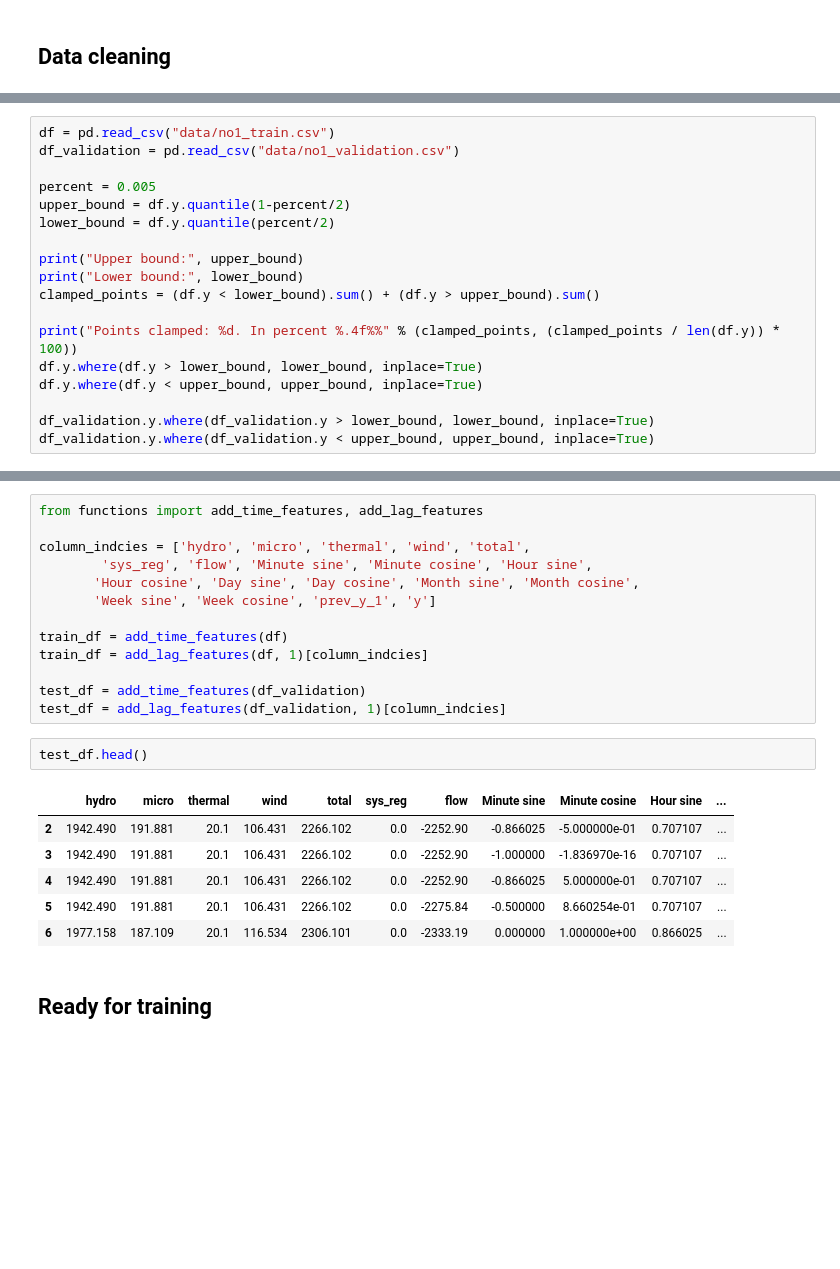
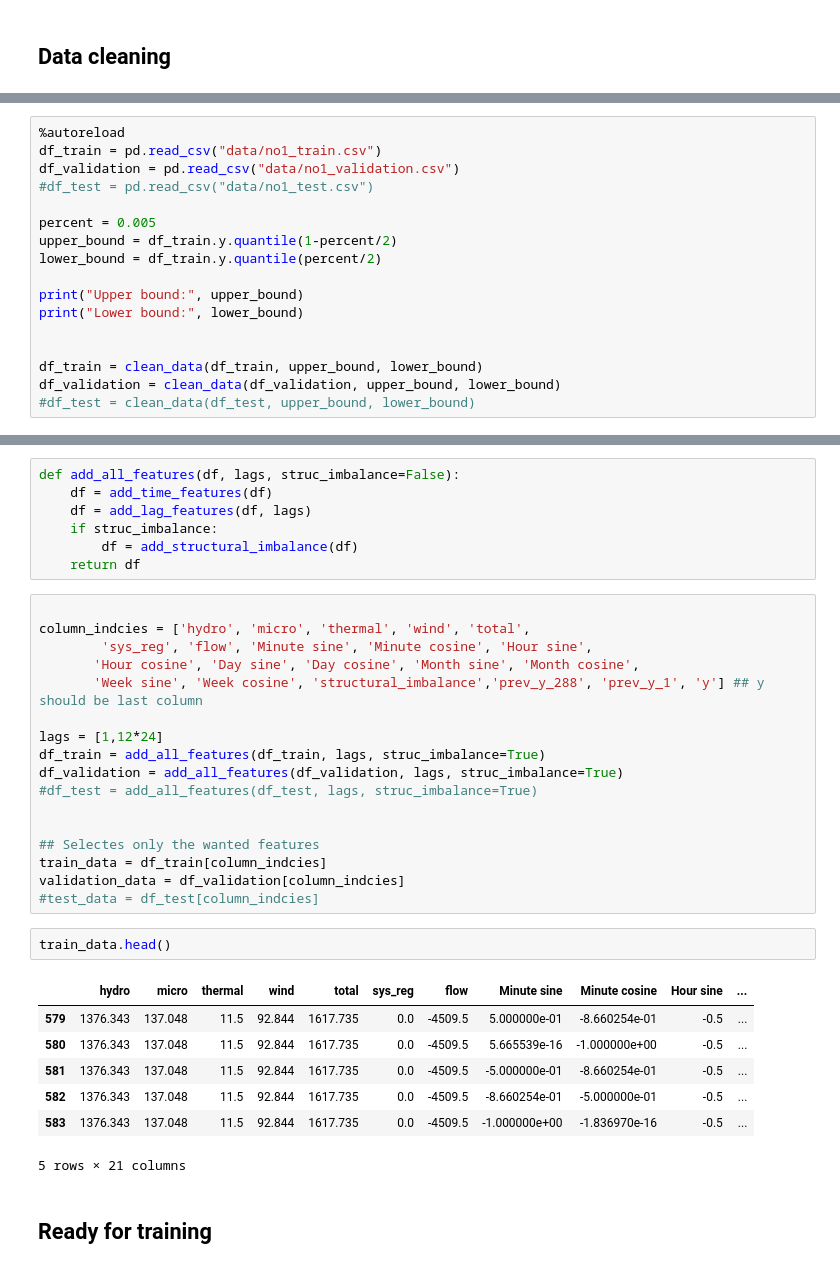
Before and after one commit to Kohmann/DL-power-imbalance-forecasting, a Jupyter notebook: model_training.ipynb, the cells around one changed output, grey strips where cells are left out. Cells and saved outputs as stored; diff of their text form; blank space fills up the shorter version.

```diff
--- a/model_training.ipynb
+++ b/model_training.ipynb
@@ -14,21 +21,20 @@ The autoreload extension is already loaded. To reload it, use:
 # %%
-df = pd.read_csv("data/no1_train.csv")
+%autoreload
+df_train = pd.read_csv("data/no1_train.csv")
 df_validation = pd.read_csv("data/no1_validation.csv")
+#df_test = pd.read_csv("data/no1_test.csv")
 
 percent = 0.005
-upper_bound = df.y.quantile(1-percent/2)
-lower_bound = df.y.quantile(percent/2)
+upper_bound = df_train.y.quantile(1-percent/2)
+lower_bound = df_train.y.quantile(percent/2)
 
 print("Upper bound:", upper_bound)
 print("Lower bound:", lower_bound)
-clamped_points = (df.y < lower_bound).sum() + (df.y > upper_bound).sum()
 
-print("Points clamped: %d. In percent %.4f%%" % (clamped_points, (clamped_points / len(df.y)) * 100))
-df.y.where(df.y > lower_bound, lower_bound, inplace=True)
-df.y.where(df.y < upper_bound, upper_bound, inplace=True)
 
-df_validation.y.where(df_validation.y > lower_bound, lower_bound, inplace=True)
-df_validation.y.where(df_validation.y < upper_bound, upper_bound, inplace=True)
+df_train = clean_data(df_train, upper_bound, lower_bound)
+df_validation = clean_data(df_validation, upper_bound, lower_bound)
+#df_test = clean_data(df_test, upper_bound, lower_bound)
 # %% [output]
 Upper bound: 1965.4099018235388
 Lower bound: -876.8264394156931
@@ -65,25 +103,37 @@ df_cleaned.y.min(), df_cleaned.y.max(), df_cleaned.y.mean(), df_cleaned.y.std()
+# %%
+def add_all_features(df, lags, struc_imbalance=False):
+    df = add_time_features(df)
+    df = add_lag_features(df, lags)
+    if struc_imbalance:
+        df = add_structural_imbalance(df)
+    return df
 # %%
-from functions import add_time_features, add_lag_features
 
 column_indcies = ['hydro', 'micro', 'thermal', 'wind', 'total',
         'sys_reg', 'flow', 'Minute sine', 'Minute cosine', 'Hour sine',
        'Hour cosine', 'Day sine', 'Day cosine', 'Month sine', 'Month cosine',
-       'Week sine', 'Week cosine', 'prev_y_1', 'y']
+       'Week sine', 'Week cosine', 'structural_imbalance','prev_y_288', 'prev_y_1', 'y'] ## y should be last column
 
-train_df = add_time_features(df)
-train_df = add_lag_features(df, 1)[column_indcies]
+lags = [1,12*24]
+df_train = add_all_features(df_train, lags, struc_imbalance=True)
+df_validation = add_all_features(df_validation, lags, struc_imbalance=True)
+#df_test = add_all_features(df_test, lags, struc_imbalance=True)
 
-test_df = add_time_features(df_validation)
-test_df = add_lag_features(df_validation, 1)[column_indcies]
+
+## Selectes only the wanted features
+train_data = df_train[column_indcies]
+validation_data = df_validation[column_indcies]
+#test_data = df_test[column_indcies]
 # %%
-test_df.head()
+train_data.head()
 # %% [output]
 |  | hydro | micro | thermal | wind | total | sys_reg | flow | Minute sine | Minute cosine | Hour sine | ... |
-| 2 | 1942.490 | 191.881 | 20.1 | 106.431 | 2266.102 | 0.0 | -2252.90 | -0.866025 | -5.000000e-01 | 0.707107 | ... |
-| 3 | 1942.490 | 191.881 | 20.1 | 106.431 | 2266.102 | 0.0 | -2252.90 | -1.000000 | -1.836970e-16 | 0.707107 | ... |
-| 4 | 1942.490 | 191.881 | 20.1 | 106.431 | 2266.102 | 0.0 | -2252.90 | -0.866025 | 5.000000e-01 | 0.707107 | ... |
-| 5 | 1942.490 | 191.881 | 20.1 | 106.431 | 2266.102 | 0.0 | -2275.84 | -0.500000 | 8.660254e-01 | 0.707107 | ... |
-| 6 | 1977.158 | 187.109 | 20.1 | 116.534 | 2306.101 | 0.0 | -2333.19 | 0.000000 | 1.000000e+00 | 0.866025 | ... |
+| 579 | 1376.343 | 137.048 | 11.5 | 92.844 | 1617.735 | 0.0 | -4509.5 | 5.000000e-01 | -8.660254e-01 | -0.5 | ... |
+| 580 | 1376.343 | 137.048 | 11.5 | 92.844 | 1617.735 | 0.0 | -4509.5 | 5.665539e-16 | -1.000000e+00 | -0.5 | ... |
+| 581 | 1376.343 | 137.048 | 11.5 | 92.844 | 1617.735 | 0.0 | -4509.5 | -5.000000e-01 | -8.660254e-01 | -0.5 | ... |
+| 582 | 1376.343 | 137.048 | 11.5 | 92.844 | 1617.735 | 0.0 | -4509.5 | -8.660254e-01 | -5.000000e-01 | -0.5 | ... |
+| 583 | 1376.343 | 137.048 | 11.5 | 92.844 | 1617.735 | 0.0 | -4509.5 | -1.000000e+00 | -1.836970e-16 | -0.5 | ... |
+5 rows × 21 columns
 # %% [markdown]
 ## Ready for training
 # %%
```
Also changed, not shown: parts of 13 cells of this notebook, 2 other files.
